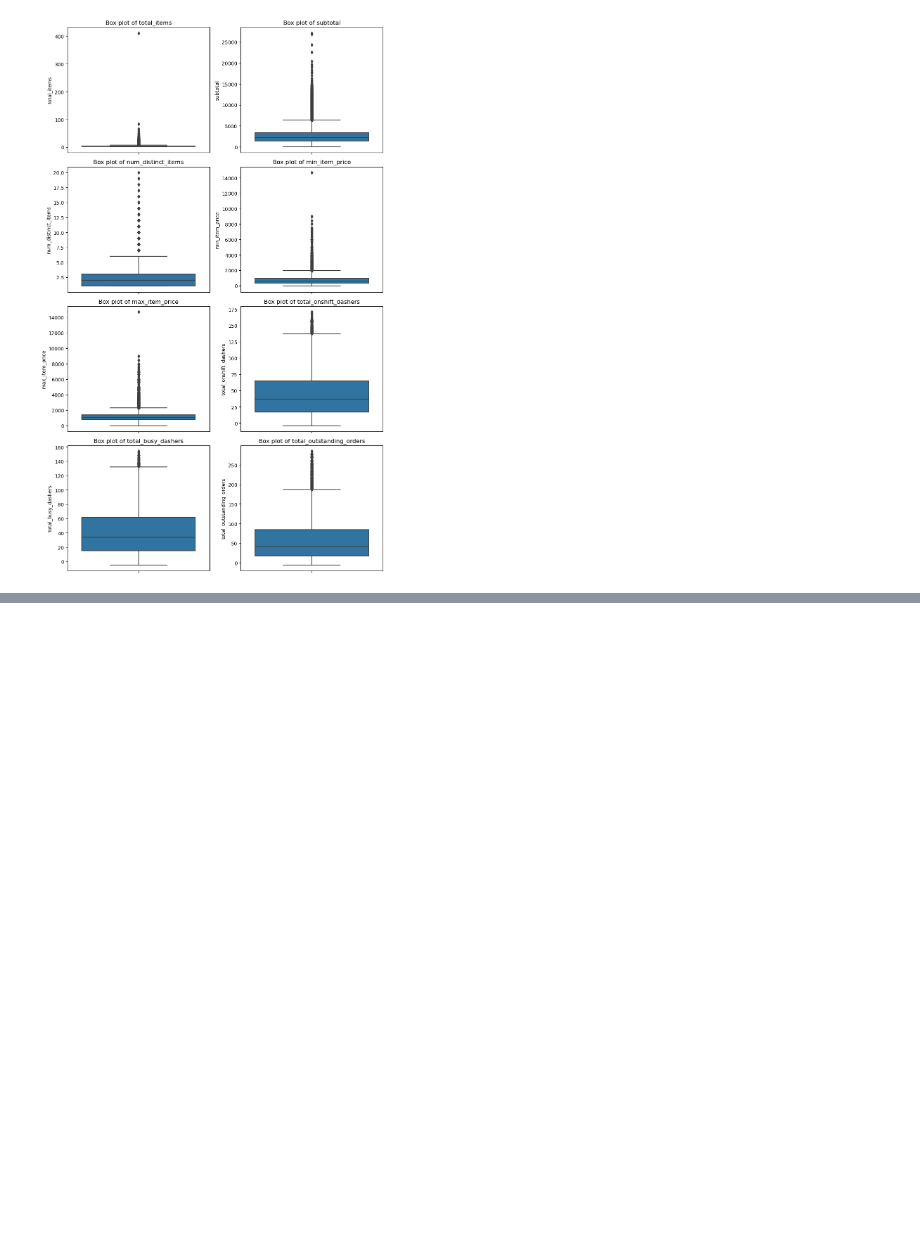
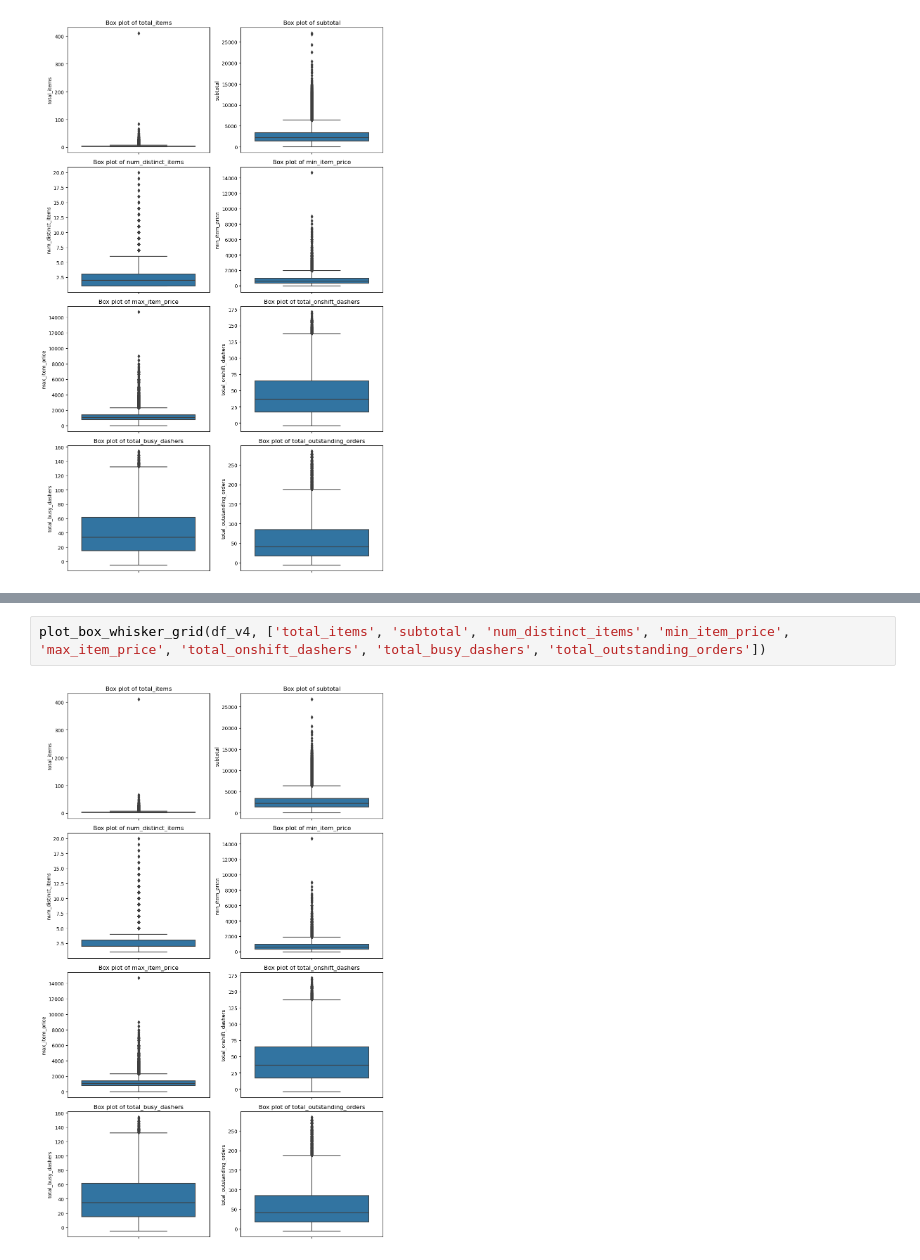
Before and after one commit to k-niranjani/doordash-eta, a Jupyter notebook: Doordash ETA.ipynb, the cells around one changed output, grey strips where cells are left out. Cells and saved outputs as stored; diff of their text form; blank space fills up the shorter version.

```diff
--- a/Doordash ETA.ipynb
+++ b/Doordash ETA.ipynb
@@ -492,0 +587,4 @@ plot_box_whisker_grid(df, ['total_items', 'subtotal', 'num_distinct_items', 'min
+# %%
+plot_box_whisker_grid(df_v4, ['total_items', 'subtotal', 'num_distinct_items', 'min_item_price', 'max_item_price', 'total_onshift_dashers', 'total_busy_dashers', 'total_outstanding_orders'])
+# %% [output]
+[figure, added]
```
Also changed, not shown: parts of 16 cells of this notebook, 1 other file.
